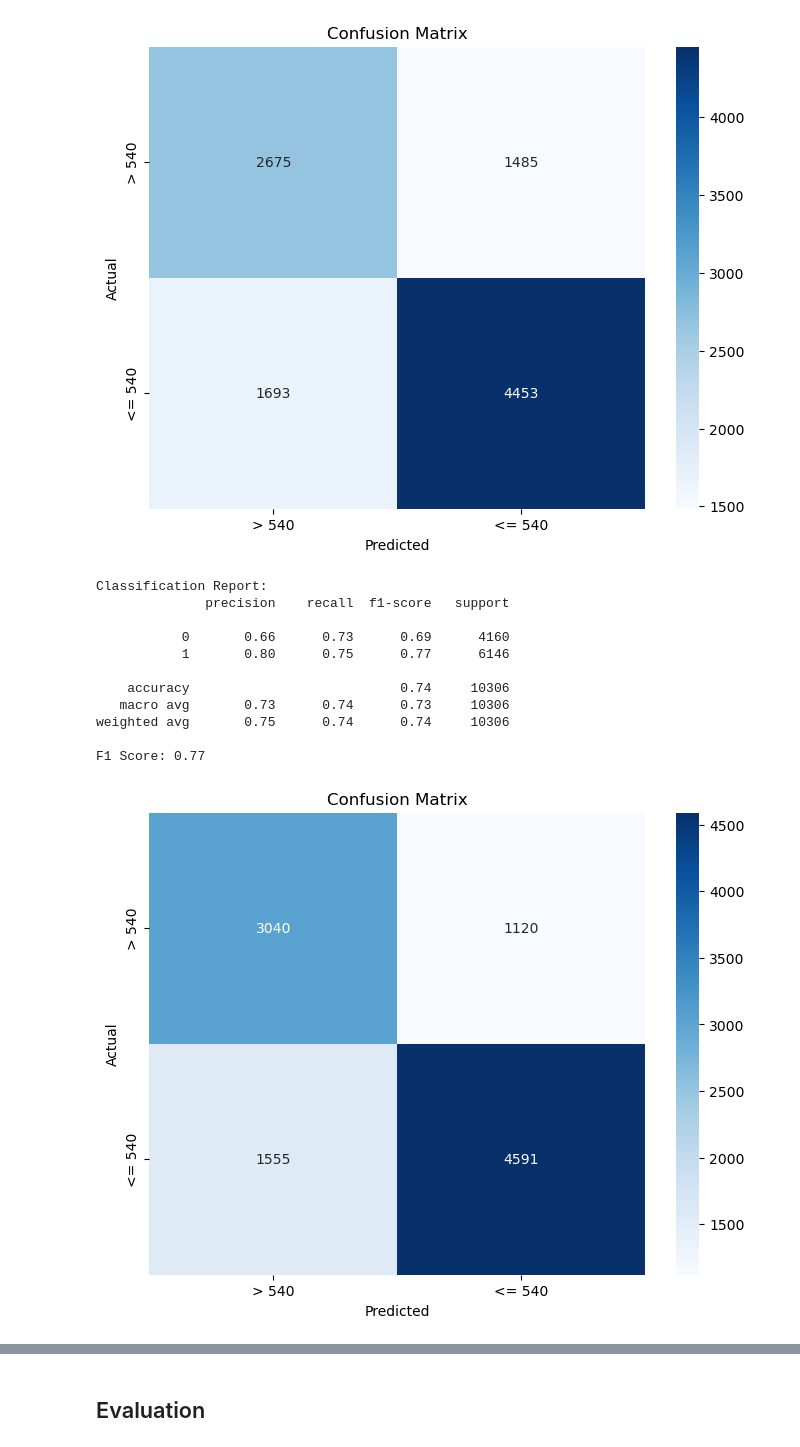
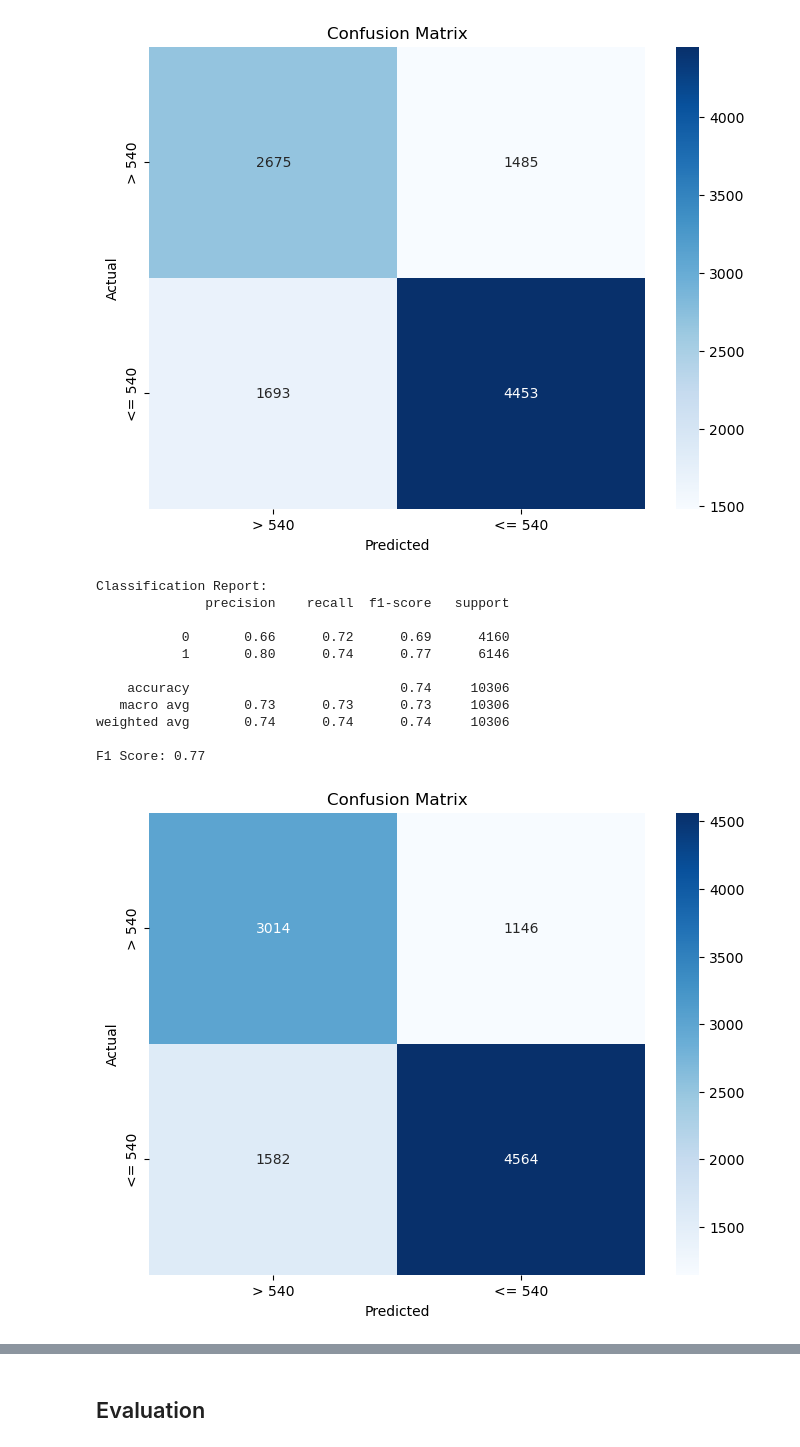
Before and after one commit to n2b8/EMS_Response_Performance_Analysis, a Jupyter notebook: index.ipynb, the cells around one changed output, grey strips where cells are left out. Cells and saved outputs as stored; diff of their text form; code cells hidden in the pictures.

Commit message:
modeling - removed year feature

```diff
--- a/index.ipynb
+++ b/index.ipynb
@@ -649,7 +649,7 @@ F1 Score: 0.74
 [figure]
 # %%
 # Drop the target column to define features
-X = data.drop(columns=['percentile_90_response_emergent', 'compliance'])  # Features
+X = data.drop(columns=['percentile_90_response_emergent', 'compliance', 'year'])  # Features
 y = (data['percentile_90_response_emergent'] <= 540).astype(int)  # Target
 
 # # Check for missing or infinite values
@@ -678,38 +678,38 @@ pipeline.fit(X_train, y_train)
 
 # Make predictions
 y_pred = pipeline.predict(X_test)
 
 # Evaluate the model
 print("Classification Report:")
 print(classification_report(y_test, y_pred))
 
 # Calculate and print F1 score
 f1 = f1_score(y_test, y_pred)
 print(f"F1 Score: {f1:.2f}")
 
 # Confusion Matrix
 cm = confusion_matrix(y_test, y_pred)
 
 # Visualize the Confusion Matrix
 plt.figure(figsize=(8, 6))
 sns.heatmap(cm, annot=True, fmt='d', cmap='Blues', xticklabels=['> 540', '<= 540'], yticklabels=['> 540', '<= 540'])
 plt.title("Confusion Matrix")
 plt.xlabel("Predicted")
 plt.ylabel("Actual")
 plt.show()
 # %% [output]
 Classification Report:
               precision    recall  f1-score   support
 
-           0       0.66      0.73      0.69      4160
-           1       0.80      0.75      0.77      6146
+           0       0.66      0.72      0.69      4160
+           1       0.80      0.74      0.77      6146
 
     accuracy                           0.74     10306
-   macro avg       0.73      0.74      0.73     10306
-weighted avg       0.75      0.74      0.74     10306
+   macro avg       0.73      0.73      0.73     10306
+weighted avg       0.74      0.74      0.74     10306
 
 F1 Score: 0.77
-[figure, old version]
+[figure, new version]
 # %%
 feature_coeffs = pd.DataFrame({
     'Feature': X.columns,
```
Also changed, not shown: parts of 7 cells of this notebook.
